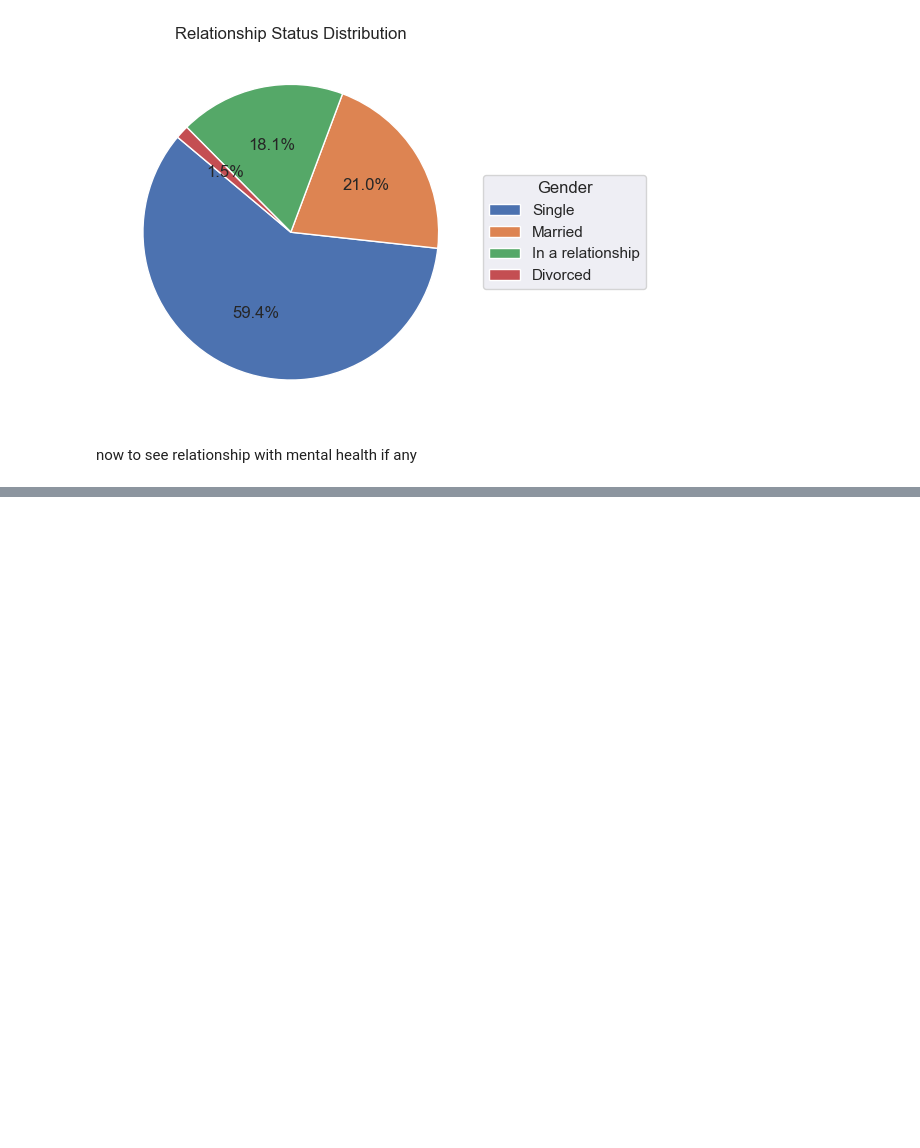
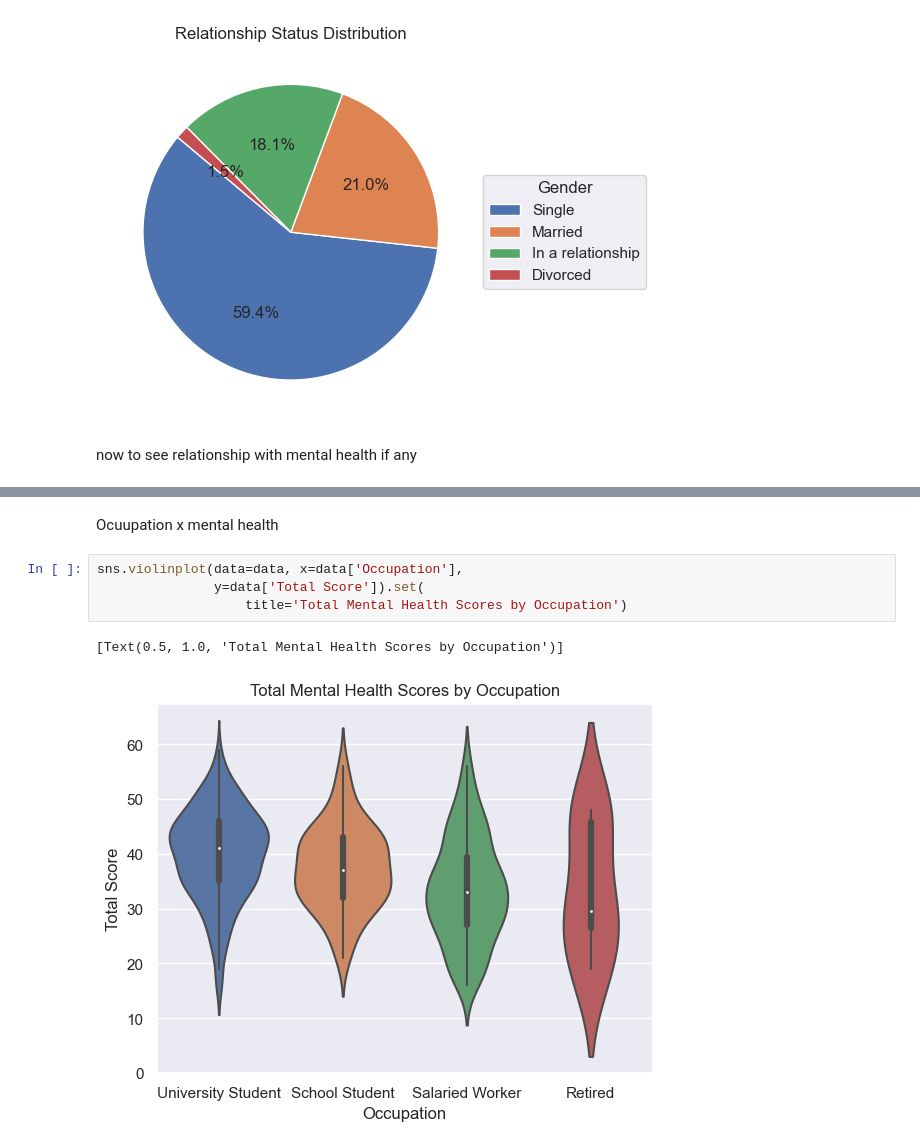
Before and after one commit to allygee/smmh_project, a Jupyter notebook: Social Media Mental Heallth Notebook.ipynb, the cells around one changed output, grey strips where cells are left out. Cells and saved outputs as stored; diff of their text form; blank space fills up the shorter version.

Commit message:
added occupation pie chart and violin plot

```diff
--- a/Social Media Mental Heallth Notebook.ipynb
+++ b/Social Media Mental Heallth Notebook.ipynb
@@ -388,0 +395,9 @@ sns.violinplot(data=data, x=data['Relationship Status'],
+# %% [markdown]
+Ocuupation x mental health
+# %%
+sns.violinplot(data=data, x=data['Occupation'],
+               y=data['Total Score']).set(
+                   title='Total Mental Health Scores by Occupation')
+# %% [output]
+[Text(0.5, 1.0, 'Total Mental Health Scores by Occupation')]
+[figure, added]
```
Also changed, not shown: parts of 3 cells of this notebook.
